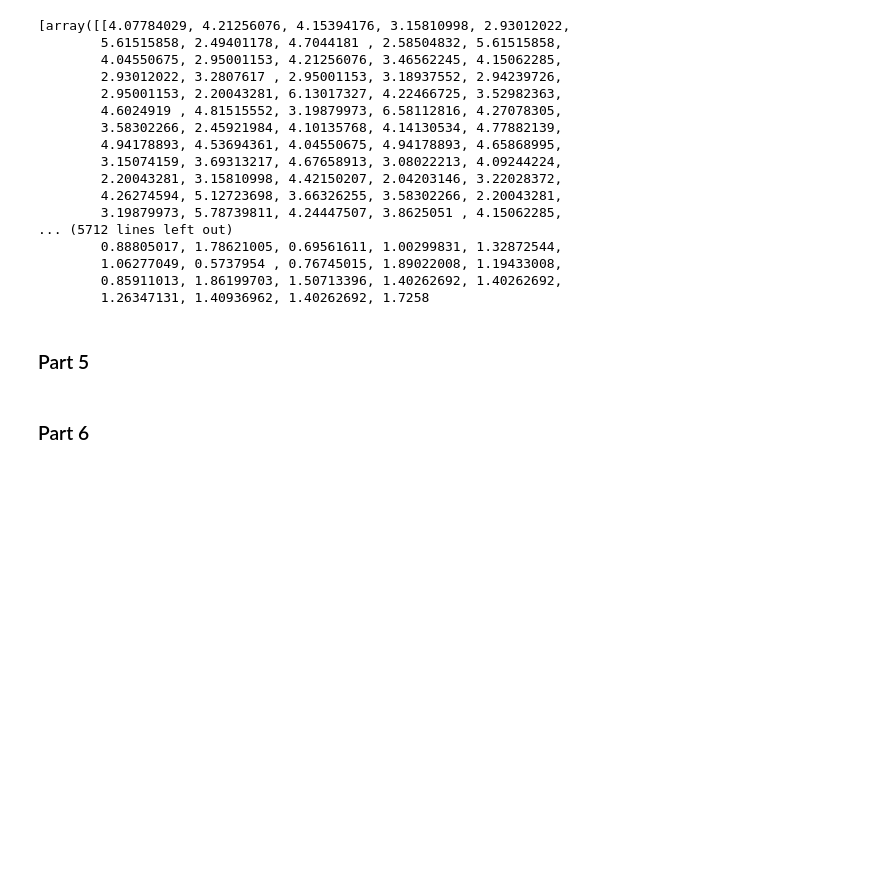
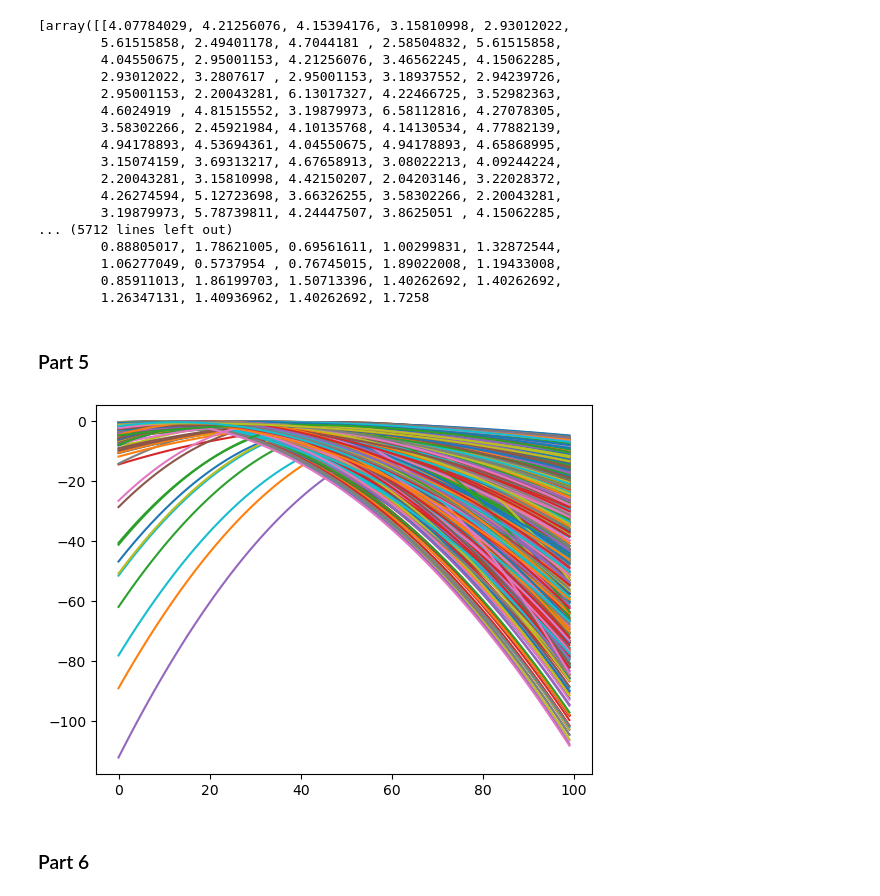
Before and after one commit to VanderbiltAstronomy/astr_8070_s24, a Jupyter notebook: coursework/student_folders/Ryan_Nowicki/vu_astr8070_s24_hw3_RyanNowicki.ipynb, the cells around one changed output. Cells and saved outputs as stored; diff of their text form; code cells hidden in the pictures; blank space fills up the shorter version.

```diff
--- a/coursework/student_folders/Ryan_Nowicki/vu_astr8070_s24_hw3_RyanNowicki.ipynb
+++ b/coursework/student_folders/Ryan_Nowicki/vu_astr8070_s24_hw3_RyanNowicki.ipynb
@@ -146,9 +146,10 @@ def lnL_mugrid(data,mu,const=0):
     return lnLgrid
 # %%
 #use it in a fitting algorithm to find the best-fit mean. *Remember that scipy optimizers are set up to minimize functions
-xgrid = np.linspace(0,8,100)
+xgrid = np.linspace(0,8,1000)
+lnLplot = lnL_mugrid(data=data,mu=xgrid)
 
-plt.plot(xgrid,lnL_mugrid(data=data,mu=xgrid))
+plt.plot(xgrid,lnLplot)
 plt.title('log Likelihood')
 plt.xlabel('$\mu$')
 plt.ylabel('ln Likelihood')
@@ -251,8 +265,10 @@ print(boots) #this list 'bootsamps' contains n arrays of 50 bootstrapped samples
 ### Part 5
 # %%
 #Repeat (2) with all $1000$ boostrap datasets to find the distribution of the sample mean.
-
-lnL_mu_arr()
+for i in range(len(boots)):
+    plt.plot(lnL_mugrid(boots[i],xgrid))
+# %% [output]
+[figure, added]
 # %%
 #Plot a normalized histogram of these bootstrap means
 #and overplot a Gaussian pdf with the mean and std found in (1).
```
Also changed, not shown: parts of 1 cell of this notebook.
